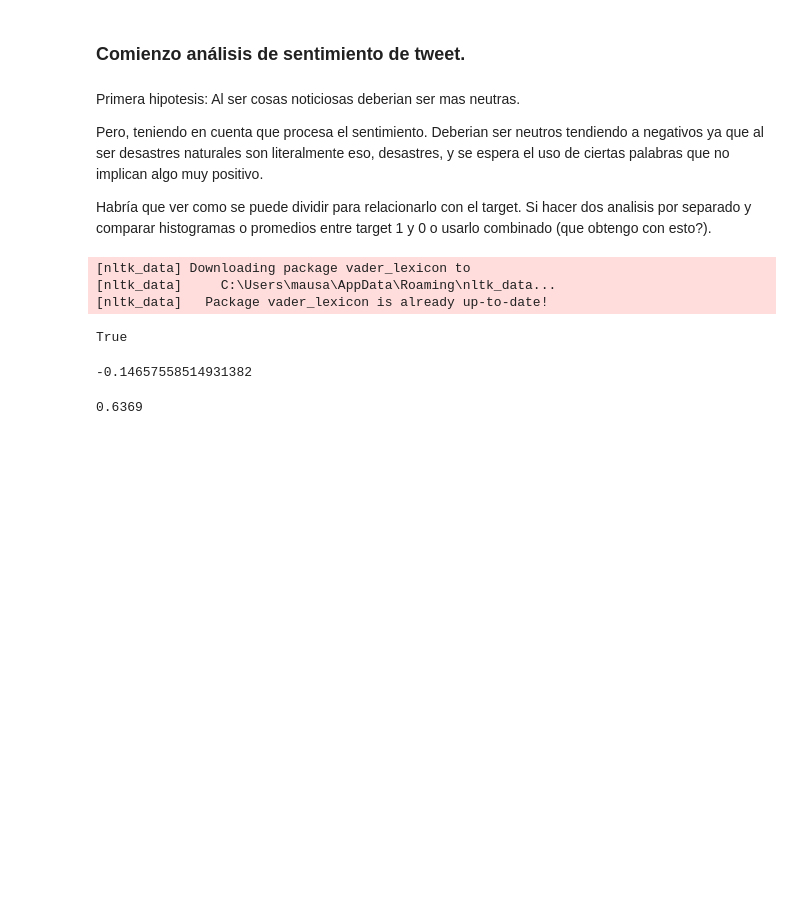
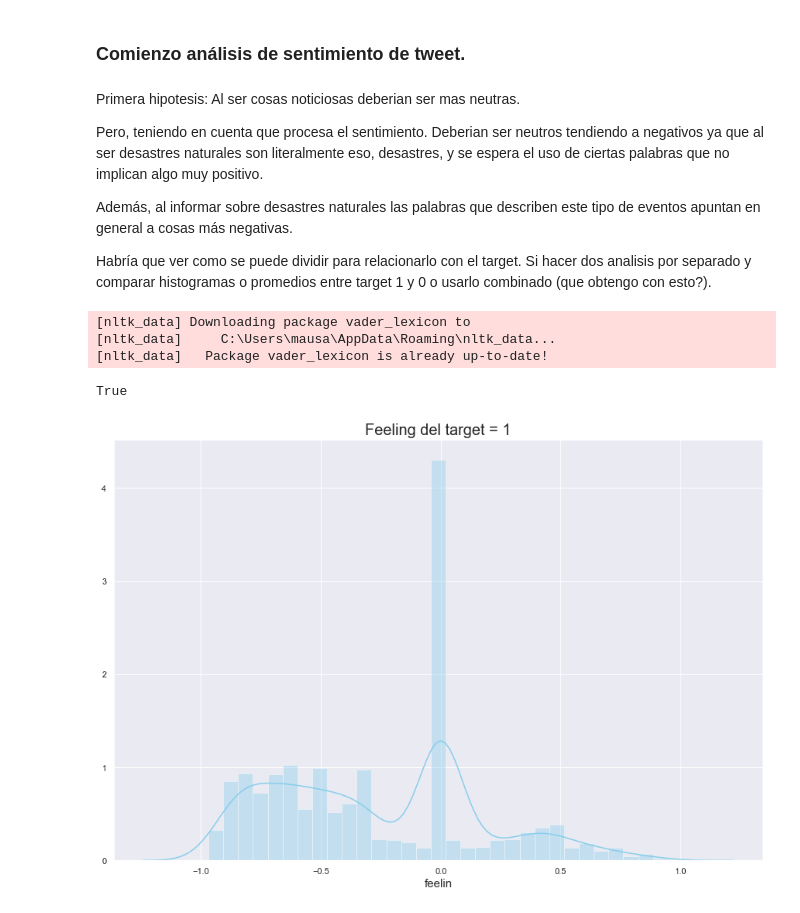
Before and after one commit to milemarchese/OrganizacionDeDatos, a Jupyter notebook: Análisis Exploratorio.ipynb, the cells around one changed output. Cells and saved outputs as stored; diff of their text form; code cells hidden in the pictures; blank space fills up the shorter version.

Commit message:
Feeling del tweet completo
falta elección de graficos

```diff
--- a/Análisis Exploratorio.ipynb
+++ b/Análisis Exploratorio.ipynb
@@ -469,6 +469,7 @@ Primera hipotesis: Al ser cosas noticiosas deberian ser mas neutras.
 Pero, teniendo en cuenta que procesa el sentimiento.
 Deberian ser neutros tendiendo a negativos ya que al ser desastres naturales son literalmente eso, desastres, y se espera el uso de ciertas palabras que no implican algo muy positivo.
 
+Además, al informar sobre desastres naturales las palabras que describen este tipo de eventos apuntan en general a cosas más negativas.
 
 Habría que ver como se puede dividir para relacionarlo con el target. Si hacer dos analisis por separado y comparar histogramas o promedios entre target 1 y 0 o usarlo combinado (que obtengo con esto?).
 # %%
@@ -485,12 +486,12 @@ sia = SentimentIntensityAnalyzer()
 def return_sia_compound_values(text):
     return sia.polarity_scores(text)['compound']
 
-tweets_test = tweets_length['text'].apply(lambda x: return_sia_compound_values(x))
-tweets_test.mean()
-#tweets_length.values[1]
+tweets_feeling_1 = tweets_length.groupby('target')['text'].get_group(1).apply(lambda x: return_sia_compound_values(x))
+tweets_feeling_0 = tweets_length.groupby('target')['text'].get_group(0).apply(lambda x: return_sia_compound_values(x))
-# %% [output]
--0.14657558514931382
-# %%
-sia.polarity_scores('shrek is love, shrek is life')['compound']
-# %% [output]
-0.6369
+# %%
+g = sns.distplot(tweets_feeling_1, bins = 31, color = 'SkyBlue')
+g.set_title('Feeling del target = 1', fontsize = 20)
+g.set_xlabel('feelin', fontsize = 15)
+plt.show()
+# %% [output]
+[figure, added]
```
Also changed, not shown: parts of 3 cells of this notebook.
